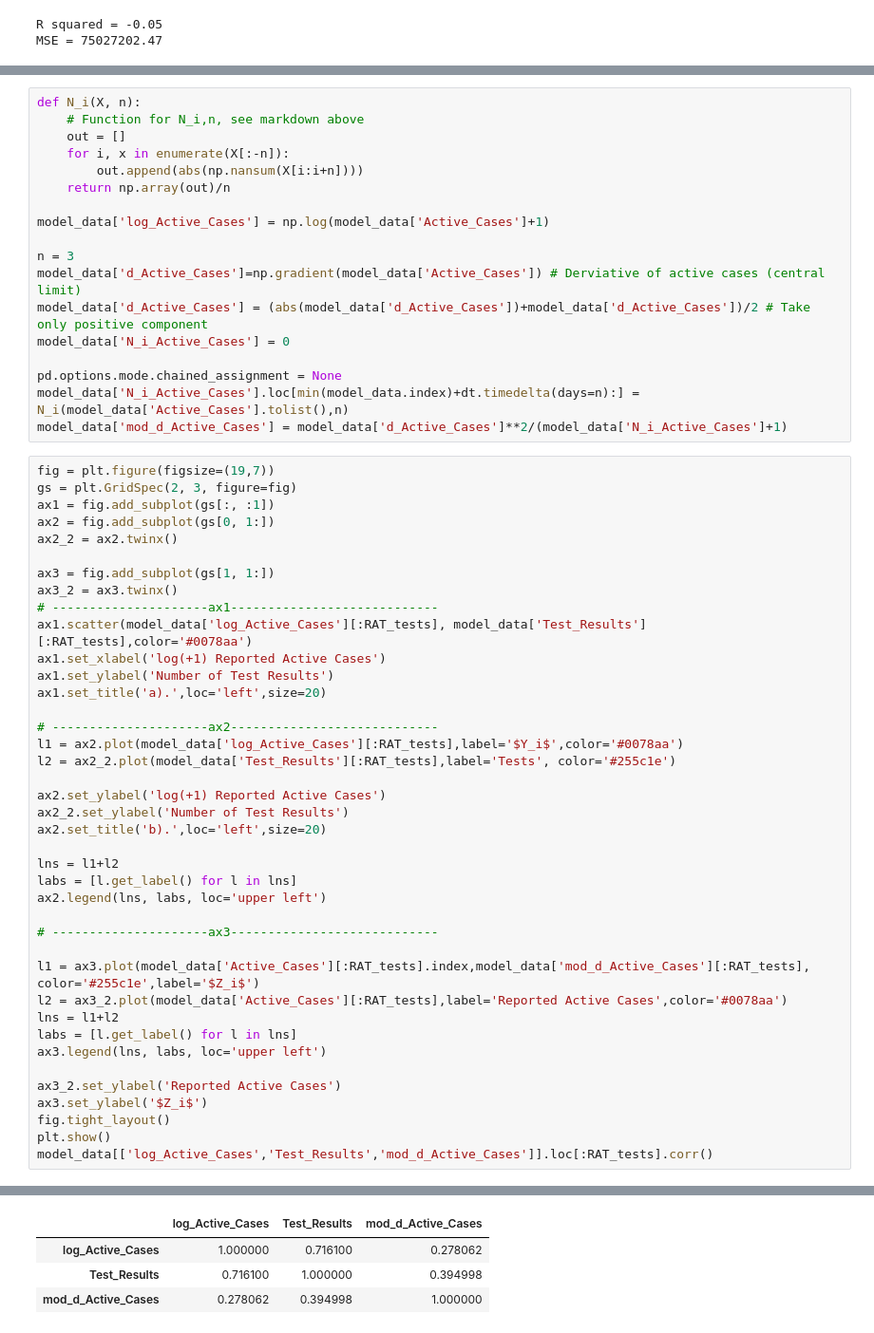
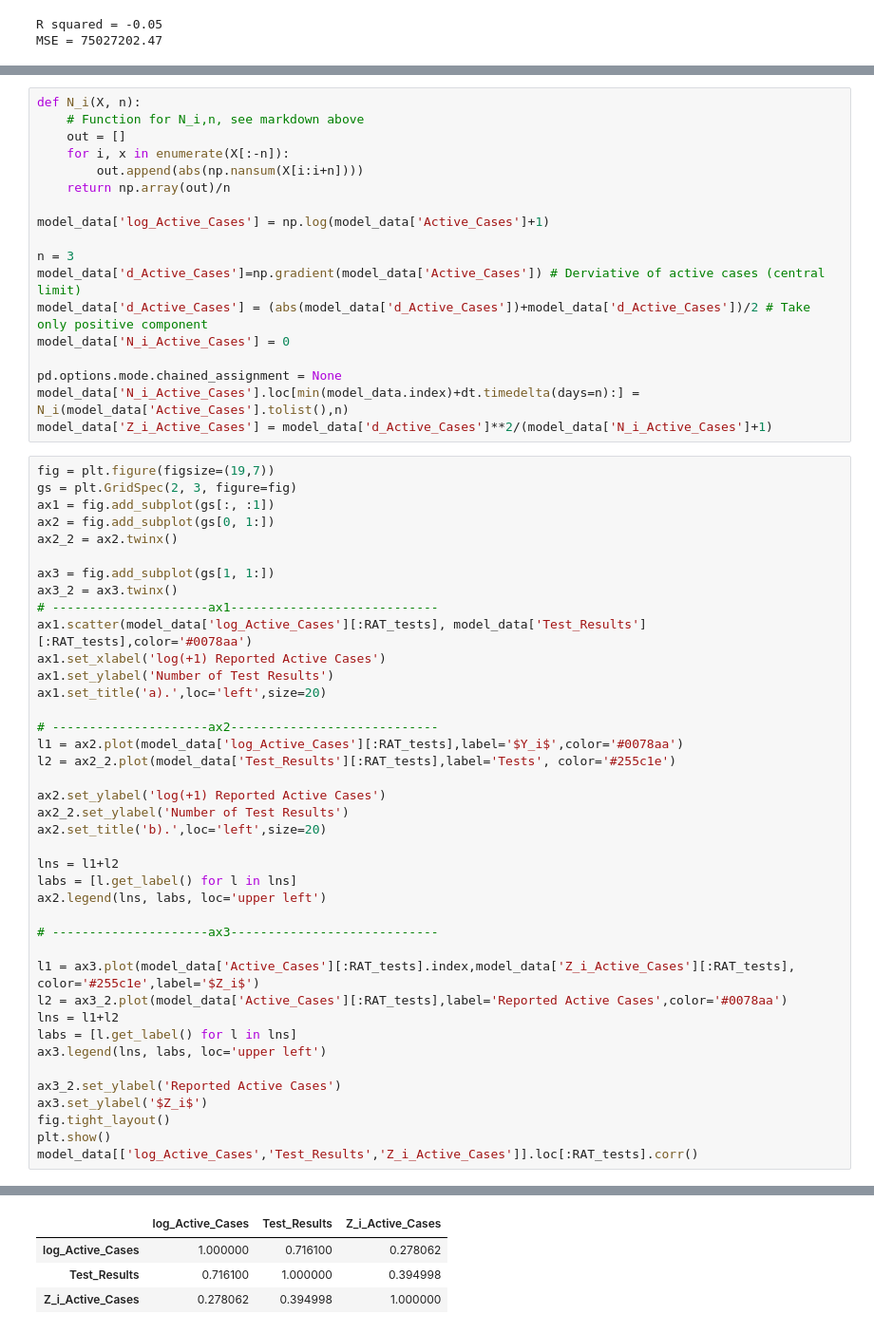
Before and after one commit to Deyika/COVID-19-Cases-and-Testing-rates-Stats-NZ, a Jupyter notebook: Report.ipynb, the cells around one changed output, grey strips where cells are left out. Shown at 95% size. Drawn from its saved outputs; the diff is of its cells as text.

```diff
--- a/Report.ipynb
+++ b/Report.ipynb
@@ -180,7 +181,7 @@ model_data['N_i_Active_Cases'] = 0
 
 pd.options.mode.chained_assignment = None
 model_data['N_i_Active_Cases'].loc[min(model_data.index)+dt.timedelta(days=n):] = N_i(model_data['Active_Cases'].tolist(),n)
-model_data['mod_d_Active_Cases'] = model_data['d_Active_Cases']**2/(model_data['N_i_Active_Cases']+1)
+model_data['Z_i_Active_Cases'] = model_data['d_Active_Cases']**2/(model_data['N_i_Active_Cases']+1)
 # %%
 fig = plt.figure(figsize=(19,7))
 gs = plt.GridSpec(2, 3, figure=fig)
@@ -194,37 +195,37 @@ ax3_2 = ax3.twinx()
 ax1.scatter(model_data['log_Active_Cases'][:RAT_tests], model_data['Test_Results'][:RAT_tests],color='#0078aa')
 ax1.set_xlabel('log(+1) Reported Active Cases')
 ax1.set_ylabel('Number of Test Results')
 ax1.set_title('a).',loc='left',size=20)
 
 # ---------------------ax2----------------------------
 l1 = ax2.plot(model_data['log_Active_Cases'][:RAT_tests],label='$Y_i$',color='#0078aa')
 l2 = ax2_2.plot(model_data['Test_Results'][:RAT_tests],label='Tests', color='#255c1e')
 
 ax2.set_ylabel('log(+1) Reported Active Cases')
 ax2_2.set_ylabel('Number of Test Results')
 ax2.set_title('b).',loc='left',size=20)
 
 lns = l1+l2
 labs = [l.get_label() for l in lns]
 ax2.legend(lns, labs, loc='upper left')
 
 # ---------------------ax3----------------------------
 
-l1 = ax3.plot(model_data['Active_Cases'][:RAT_tests].index,model_data['mod_d_Active_Cases'][:RAT_tests], color='#255c1e',label='$Z_i$')
+l1 = ax3.plot(model_data['Active_Cases'][:RAT_tests].index,model_data['Z_i_Active_Cases'][:RAT_tests], color='#255c1e',label='$Z_i$')
 l2 = ax3_2.plot(model_data['Active_Cases'][:RAT_tests],label='Reported Active Cases',color='#0078aa')
 lns = l1+l2
 labs = [l.get_label() for l in lns]
 ax3.legend(lns, labs, loc='upper left')
 
 ax3_2.set_ylabel('Reported Active Cases')
 ax3.set_ylabel('$Z_i$')
 fig.tight_layout()
 plt.show()
-model_data[['log_Active_Cases','Test_Results','mod_d_Active_Cases']].loc[:RAT_tests].corr()
+model_data[['log_Active_Cases','Test_Results','Z_i_Active_Cases']].loc[:RAT_tests].corr()
 # %% [output]
 [figure]
-|  | log_Active_Cases | Test_Results | mod_d_Active_Cases |
+|  | log_Active_Cases | Test_Results | Z_i_Active_Cases |
 | log_Active_Cases | 1.000000 | 0.716100 | 0.278062 |
 | Test_Results | 0.716100 | 1.000000 | 0.394998 |
-| mod_d_Active_Cases | 0.278062 | 0.394998 | 1.000000 |
+| Z_i_Active_Cases | 0.278062 | 0.394998 | 1.000000 |
 # %% [markdown]
```
Also changed, not shown: parts of 8 cells of this notebook.
